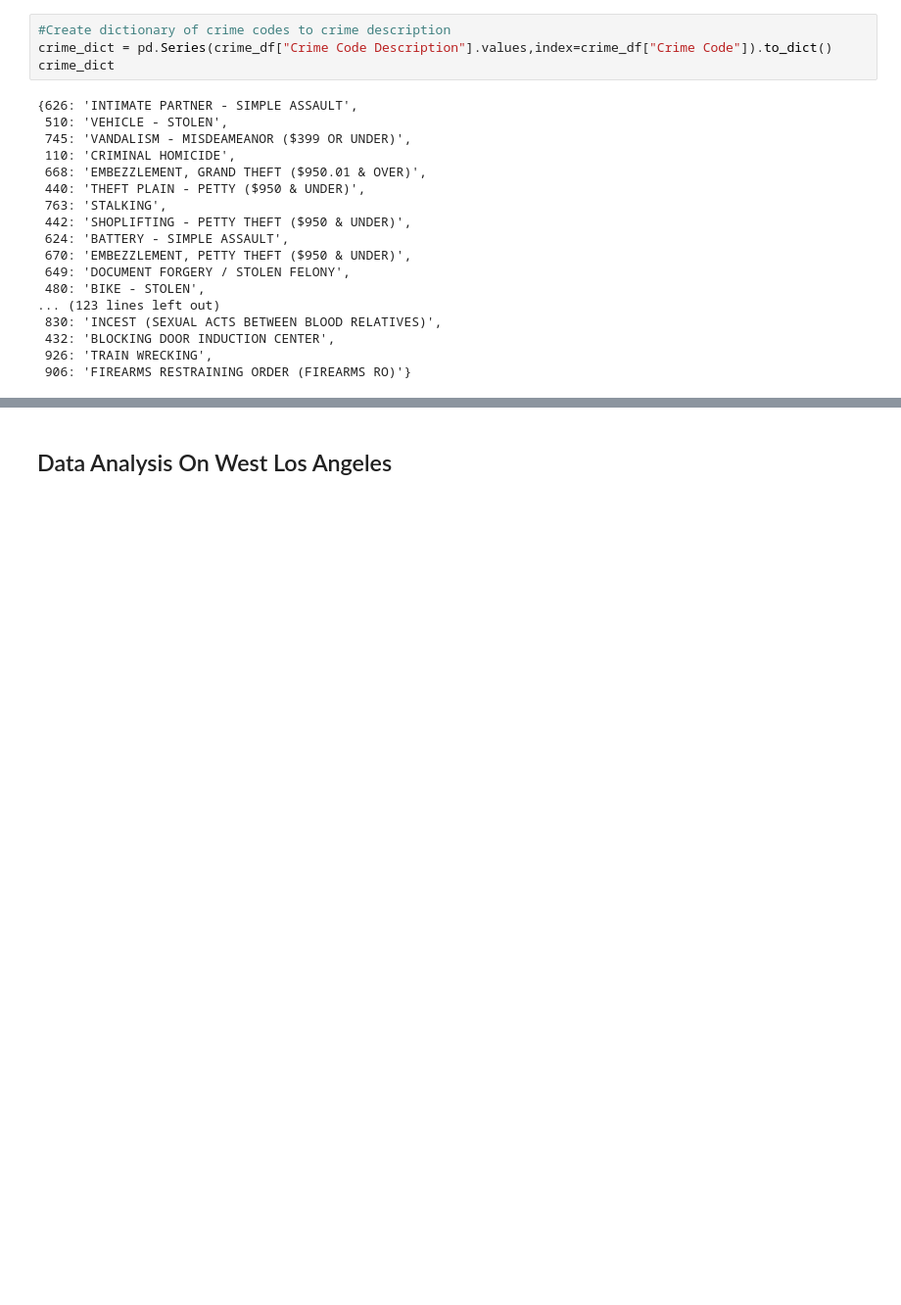
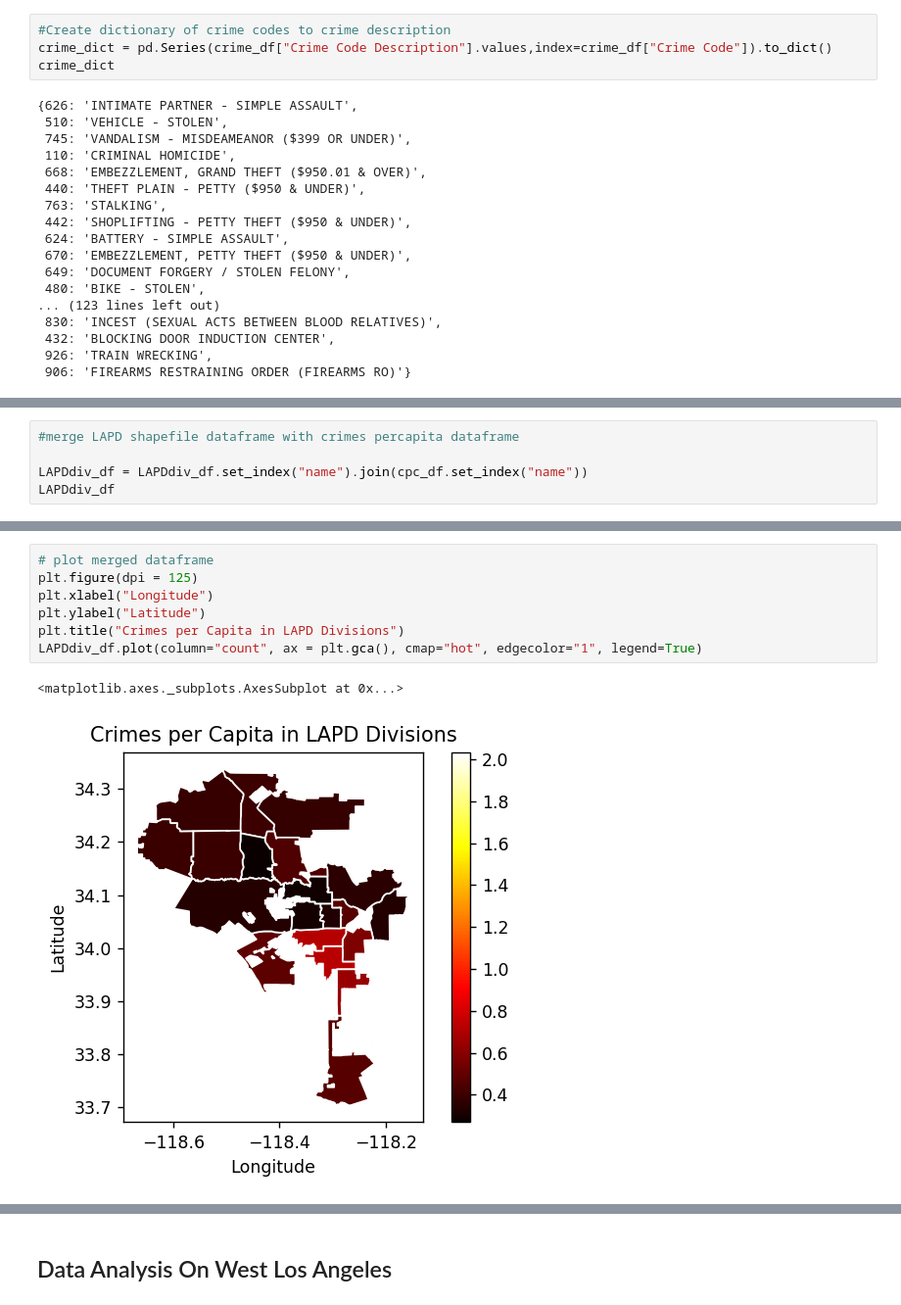
Before and after one commit to jamqd/LA_Crime_Analysis, a Jupyter notebook: lapdcrime.ipynb, the cells around one changed output, grey strips where cells are left out. Shown at 98% size. Saved outputs shown, nothing was run; the diff lists cells and outputs as text; blank space fills up the shorter version.

```diff
--- a/lapdcrime.ipynb
+++ b/lapdcrime.ipynb
@@ -96,0 +139,5 @@ LAPDdiv_plot = LAPDdiv_df.plot(ax = plt.gca())
+# %%
+#merge LAPD shapefile dataframe with crimes percapita dataframe
+
+LAPDdiv_df = LAPDdiv_df.set_index("name").join(cpc_df.set_index("name"))
+LAPDdiv_df
@@ -96,0 +163,10 @@ LAPDdiv_plot = LAPDdiv_df.plot(ax = plt.gca())
+# %%
+# plot merged dataframe
+plt.figure(dpi = 125)
+plt.xlabel("Longitude")
+plt.ylabel("Latitude")
+plt.title("Crimes per Capita in LAPD Divisions")
+LAPDdiv_df.plot(column="count", ax = plt.gca(), cmap="hot", edgecolor="1", legend=True)
+# %% [output]
+<matplotlib.axes._subplots.AxesSubplot at 0x...>
+[figure, added]
```
Also changed, not shown: parts of 20 cells of this notebook.
